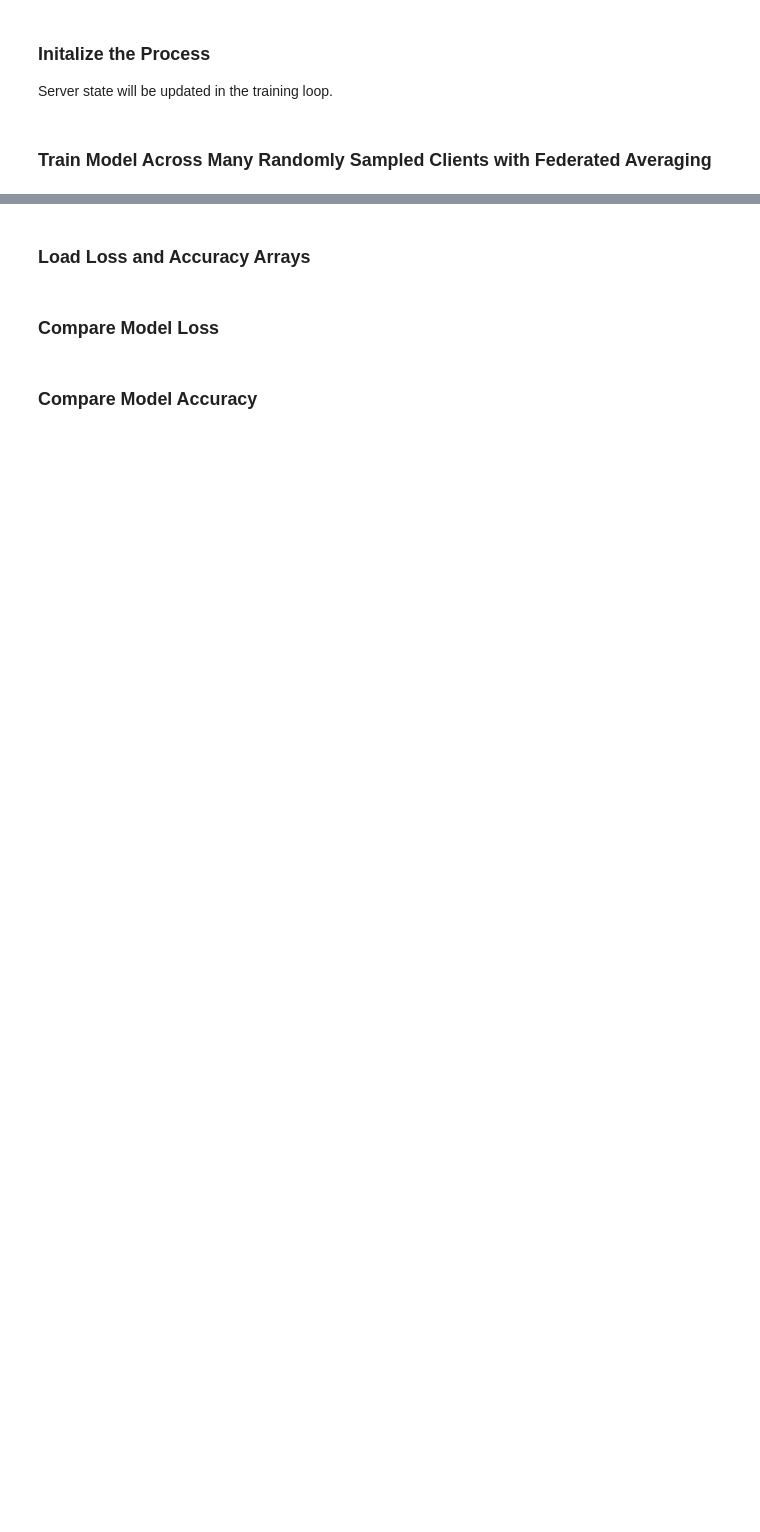
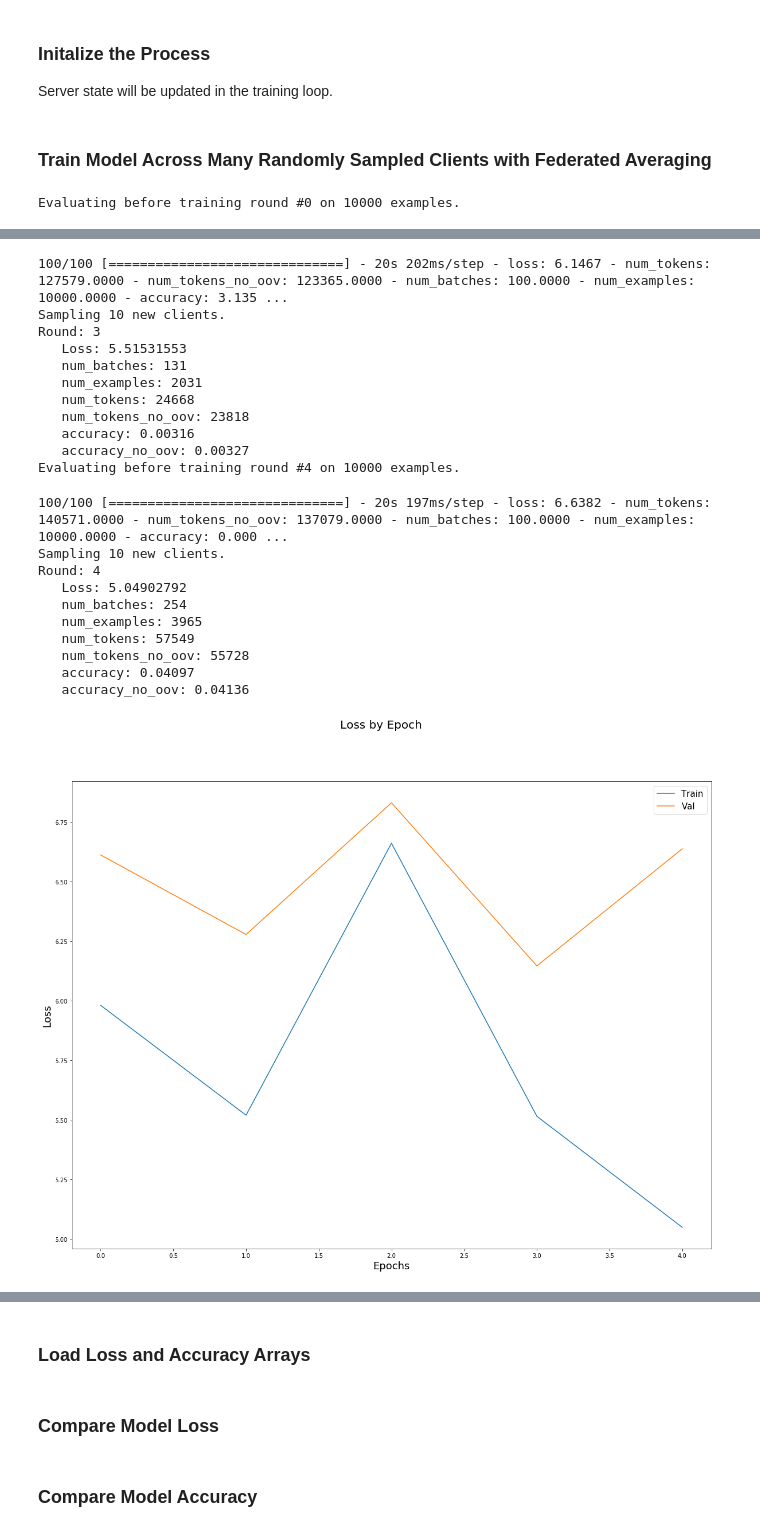
Before and after one commit to federated-learning-experiments/fl-text-models, a Jupyter notebook: notebooks/federated_next_word.ipynb, the cells around one changed output, grey strips where cells are left out. Saved outputs shown, nothing was run; the diff lists cells and outputs as text; code cells hidden in the pictures; blank space fills up the shorter version.

```diff
--- a/notebooks/federated_next_word.ipynb
+++ b/notebooks/federated_next_word.ipynb
@@ -117,13 +117,12 @@ NUM_TEST_EXAMPLES = 2
 
 NUM_ROUNDS = 5
 NUM_TRAIN_CLIENTS = 10
-UNIFORM_WEIGHTING = False
 
 EMBEDDING_DIM = 300
 EMBEDDING_PATH = ''
 #EMBEDDING_PATH = f'../word_embeddings/glove/glove.6B.{EMBEDDING_DIM}d.txt'
-EMBEDDING_PATH = f'../word_embeddings/fasttext/wiki-news-{EMBEDDING_DIM}d-1M.vec'
-#EMBEDDING_PATH = f'../word_embeddings/fasttext/crawl-{EMBEDDING_DIM}d-2M.vec'
+#EMBEDDING_PATH = f'../word_embeddings/fasttext/wiki-news-{EMBEDDING_DIM}d-1M.vec'
+EMBEDDING_PATH = f'../word_embeddings/fasttext/crawl-{EMBEDDING_DIM}d-2M.vec'
 
 
 RNN_UNITS = 256
@@ -230,12 +229,12 @@ tff.framework.set_default_executor(tff.framework.create_local_executor(max_fanou
 # %%
 iterative_process = (
       tff.learning.federated_averaging.build_federated_averaging_process(
-          model_fn=lambda: model.model_fn(extended_vocab_size=EXTENDED_VOCAB_SIZE,
-                            embedding_dim=EMBEDDING_DIM,
-                            embedding_matrix=embedding_matrix,
-                            rnn_units=RNN_UNITS,
-                            vocab_size=VOCAB_SIZE,
-                            sample_batch=sample_batch),
+          model_fn=lambda : model.model_fn(extended_vocab_size=EXTENDED_VOCAB_SIZE,
+                        embedding_dim=EMBEDDING_DIM,
+                        embedding_matrix=embedding_matrix,
+                        rnn_units=RNN_UNITS,
+                        vocab_size=VOCAB_SIZE,
+                        sample_batch=sample_batch),
           server_optimizer_fn=federated.server_optimizer_fn,
-          client_weight_fn=lambda: federated.client_weight_fn(uniform_weighting=UNIFORM_WEIGHTING)))
+          client_weight_fn=federated.client_weight_fn))
 # %% [output]
@@ -257,13 +255,13 @@ try:
         # Examine validation metrics
         print(f'Evaluating before training round #{round_num} on {NUM_VALIDATION_EXAMPLES} examples.')
         validation.keras_evaluate(state=server_state,
-                                  val_dataset=val_dataset,
+                                  val_dataset=val_data,
                                   extended_vocab_size=EXTENDED_VOCAB_SIZE,
                                   vocab_size=VOCAB_SIZE,
                                   embedding_dim=EMBEDDING_DIM,
                                   embedding_matrix=embedding_matrix,
                                   rnn_units=RNN_UNITS,
-                                  metrics_tracker=val_metrics_tracker
+                                  metrics_tracker=val_metrics_tracker)
 
         # Sample train clients to create a train dataset
         print(f'Sampling {NUM_TRAIN_CLIENTS} new clients.')
@@ -322,3 +320,5 @@ finally:
     plt.xlabel('Epochs', fontsize=18)
     plt.ylabel('Accuracy', fontsize=18)
     plt.show()
+# %% [output]
+Evaluating before training round #0 on 10000 examples.
@@ -324,0 +358,22 @@ finally:
+100/100 [==============================] - 20s 202ms/step - loss: 6.1467 - num_tokens: 127579.0000 - num_tokens_no_oov: 123365.0000 - num_batches: 100.0000 - num_examples: 10000.0000 - accuracy: 3.135 ...
+Sampling 10 new clients.
+Round: 3
+   Loss: 5.51531553
+   num_batches: 131
+   num_examples: 2031
+   num_tokens: 24668
+   num_tokens_no_oov: 23818
+   accuracy: 0.00316
+   accuracy_no_oov: 0.00327
+Evaluating before training round #4 on 10000 examples.
+100/100 [==============================] - 20s 197ms/step - loss: 6.6382 - num_tokens: 140571.0000 - num_tokens_no_oov: 137079.0000 - num_batches: 100.0000 - num_examples: 10000.0000 - accuracy: 0.000 ...
+Sampling 10 new clients.
+Round: 4
+   Loss: 5.04902792
+   num_batches: 254
+   num_examples: 3965
+   num_tokens: 57549
+   num_tokens_no_oov: 55728
+   accuracy: 0.04097
+   accuracy_no_oov: 0.04136
+[figure, added]
```
Also changed, not shown: parts of 3 cells of this notebook, 6 other files.
